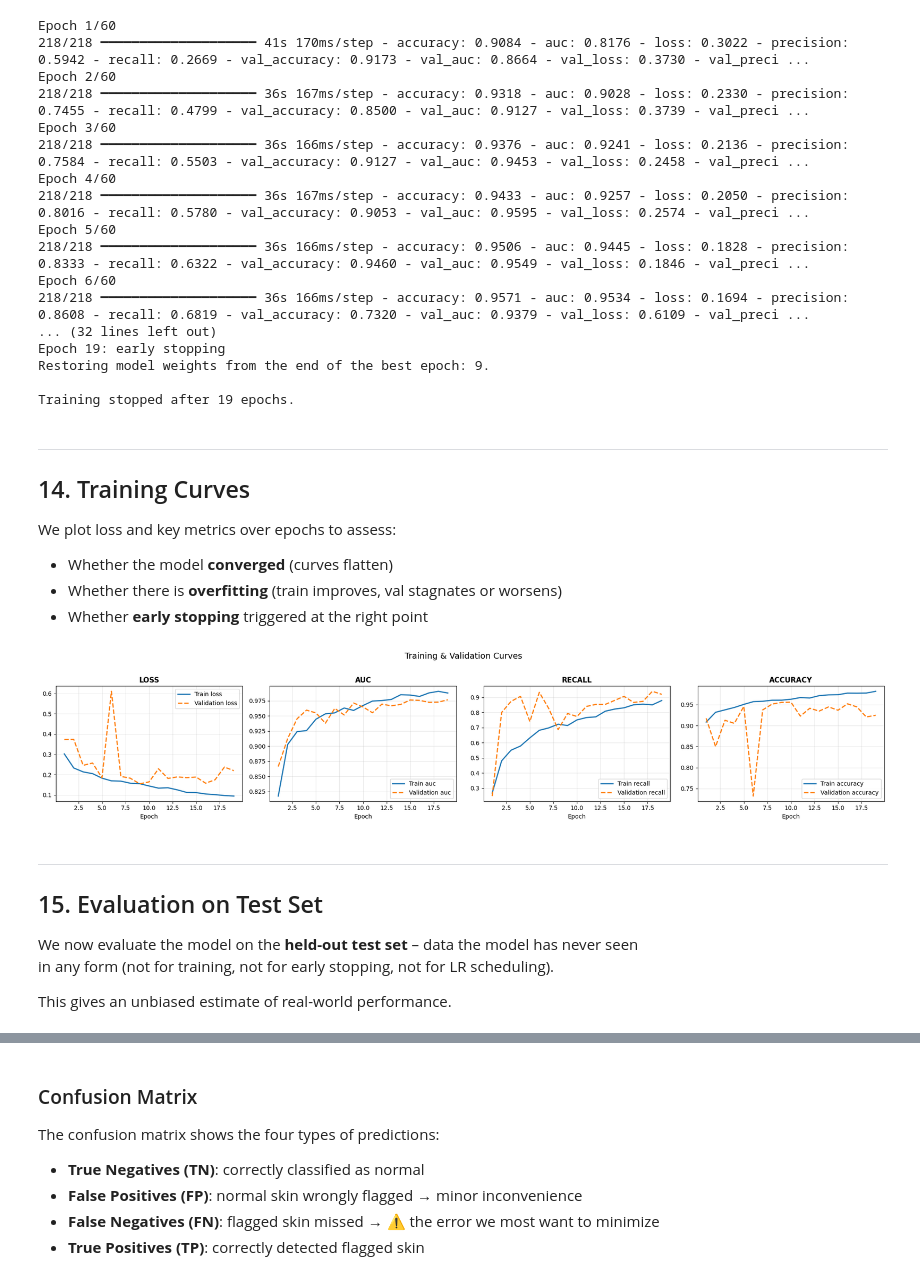
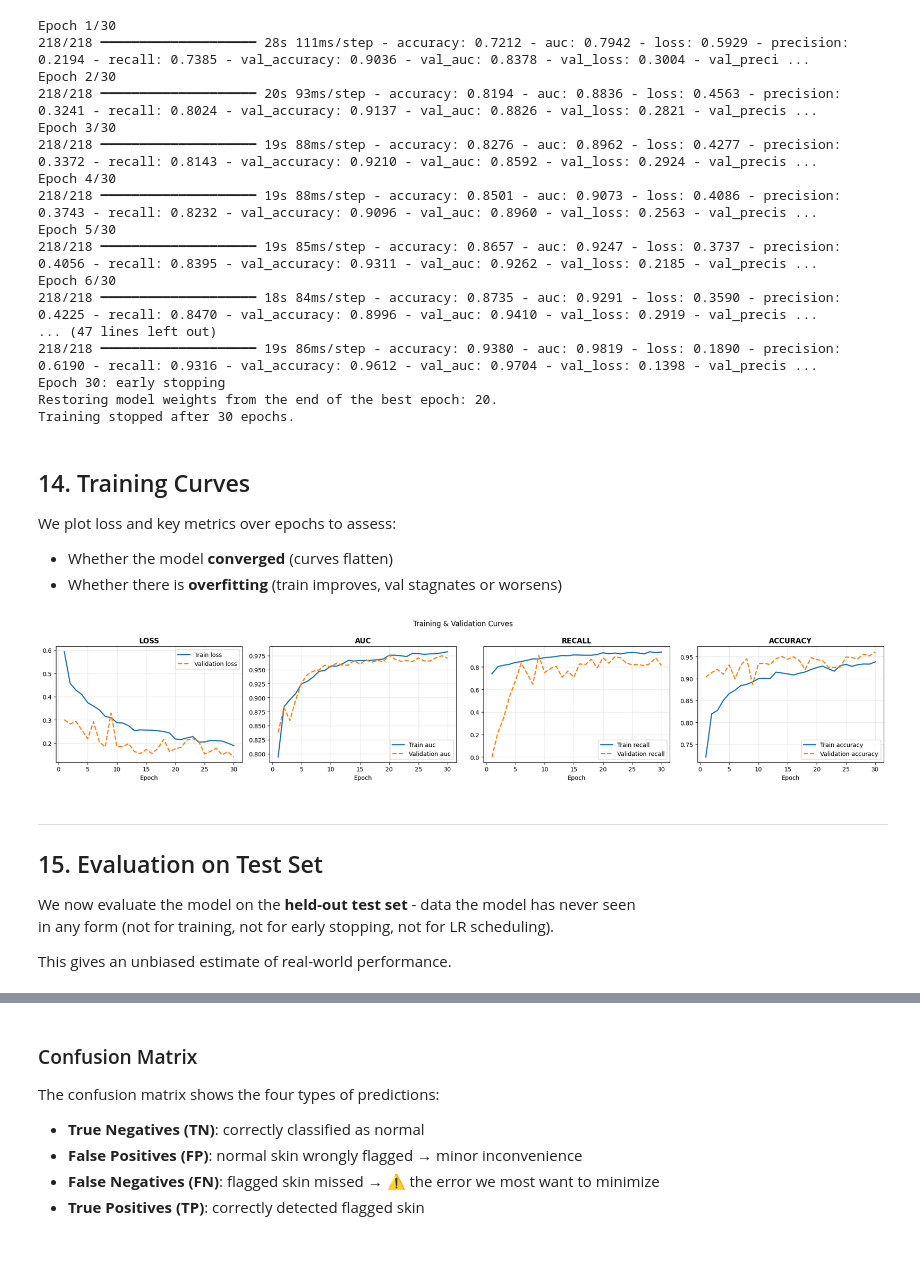
Before and after one commit to tobneu/ML_Project, a Jupyter notebook: 04_Modelling/Modeling.ipynb, the cells around one changed output, grey strips where cells are left out. Drawn from its saved outputs; the diff is of its cells as text; code cells hidden in the pictures; blank space fills up the shorter version.

Commit message:
cleanup-1: modeling
wip

```diff
--- a/04_Modelling/Modeling.ipynb
+++ b/04_Modelling/Modeling.ipynb
@@ -571,26 +407,17 @@ Callbacks are functions that run at the end of each epoch and allow us to contro
 # %%
 callbacks = [
     EarlyStopping(
-        monitor="val_loss",
+        monitor="val_auc",
+        mode="max", # we want to maximize AUC
         patience=PATIENCE,
-        restore_best_weights=True,   # revert to best epoch after stopping
+        restore_best_weights=True, # revert to best epoch after stopping
         verbose=1,
     ),
-    ReduceLROnPlateau(
-        monitor="val_loss",
-        factor=LR_FACTOR,
-        patience=LR_PATIENCE,
-        min_lr=1e-6,
-        verbose=1,
-    ),
-    ModelCheckpoint(
+    ModelCheckpoint( # https://www.tensorflow.org/api_docs/python/tf/keras/callbacks/ModelCheckpoint
         filepath=str(MODEL_PATH),
-        monitor="val_loss",
+        monitor="val_auc",
+        mode="max", # we want to maximize auc
         save_best_only=True,
         verbose=0,
     ),
 ]
-
-print("Callbacks configured:")
-for cb in callbacks:
-    print(f"  - {cb.__class__.__name__}")
@@ -607,71 +428,68 @@ We pass `class_weight` to give the minority class proportionally higher loss.
 Training will stop automatically when the validation loss stops improving (EarlyStopping).
+# %%
+sample_weights = np.where(y_train == 1, class_weights[1], class_weights[0])
+train_dataset = tf.data.Dataset.from_tensor_slices((X_train, y_train, sample_weights))
+train_dataset = train_dataset.shuffle(buffer_size=1024).batch(BATCH_SIZE).prefetch(tf.data.AUTOTUNE)
 # %%
-steps_per_epoch = len(X_train) // BATCH_SIZE
-
 history = model.fit(
-    train_gen,
-    steps_per_epoch=steps_per_epoch,
-    epochs=MAX_EPOCHS,
+    train_dataset,
+    epochs=30,
     validation_data=(X_val, y_val),
-    #class_weight=class_weights,
     callbacks=callbacks,
     verbose=1,
 )
 
-print(f"\nTraining stopped after {len(history.history['loss'])} epochs.")
+print(f"Training stopped after {len(history.history['loss'])} epochs.")
 # %% [output]
-Epoch 1/60
-218/218 ━━━━━━━━━━━━━━━━━━━━ 41s 170ms/step - accuracy: 0.9084 - auc: 0.8176 - loss: 0.3022 - precision: 0.5942 - recall: 0.2669 - val_accuracy: 0.9173 - val_auc: 0.8664 - val_loss: 0.3730 - val_preci ...
-Epoch 2/60
-218/218 ━━━━━━━━━━━━━━━━━━━━ 36s 167ms/step - accuracy: 0.9318 - auc: 0.9028 - loss: 0.2330 - precision: 0.7455 - recall: 0.4799 - val_accuracy: 0.8500 - val_auc: 0.9127 - val_loss: 0.3739 - val_preci ...
-Epoch 3/60
-218/218 ━━━━━━━━━━━━━━━━━━━━ 36s 166ms/step - accuracy: 0.9376 - auc: 0.9241 - loss: 0.2136 - precision: 0.7584 - recall: 0.5503 - val_accuracy: 0.9127 - val_auc: 0.9453 - val_loss: 0.2458 - val_preci ...
-Epoch 4/60
-218/218 ━━━━━━━━━━━━━━━━━━━━ 36s 167ms/step - accuracy: 0.9433 - auc: 0.9257 - loss: 0.2050 - precision: 0.8016 - recall: 0.5780 - val_accuracy: 0.9053 - val_auc: 0.9595 - val_loss: 0.2574 - val_preci ...
-Epoch 5/60
-218/218 ━━━━━━━━━━━━━━━━━━━━ 36s 166ms/step - accuracy: 0.9506 - auc: 0.9445 - loss: 0.1828 - precision: 0.8333 - recall: 0.6322 - val_accuracy: 0.9460 - val_auc: 0.9549 - val_loss: 0.1846 - val_preci ...
-Epoch 6/60
-218/218 ━━━━━━━━━━━━━━━━━━━━ 36s 166ms/step - accuracy: 0.9571 - auc: 0.9534 - loss: 0.1694 - precision: 0.8608 - recall: 0.6819 - val_accuracy: 0.7320 - val_auc: 0.9379 - val_loss: 0.6109 - val_preci ...
-... (32 lines left out)
-Epoch 19: early stopping
-Restoring model weights from the end of the best epoch: 9.
-
-Training stopped after 19 epochs.
+Epoch 1/30
+218/218 ━━━━━━━━━━━━━━━━━━━━ 28s 111ms/step - accuracy: 0.7212 - auc: 0.7942 - loss: 0.5929 - precision: 0.2194 - recall: 0.7385 - val_accuracy: 0.9036 - val_auc: 0.8378 - val_loss: 0.3004 - val_preci ...
+Epoch 2/30
+218/218 ━━━━━━━━━━━━━━━━━━━━ 20s 93ms/step - accuracy: 0.8194 - auc: 0.8836 - loss: 0.4563 - precision: 0.3241 - recall: 0.8024 - val_accuracy: 0.9137 - val_auc: 0.8826 - val_loss: 0.2821 - val_precis ...
+Epoch 3/30
+218/218 ━━━━━━━━━━━━━━━━━━━━ 19s 88ms/step - accuracy: 0.8276 - auc: 0.8962 - loss: 0.4277 - precision: 0.3372 - recall: 0.8143 - val_accuracy: 0.9210 - val_auc: 0.8592 - val_loss: 0.2924 - val_precis ...
+Epoch 4/30
+218/218 ━━━━━━━━━━━━━━━━━━━━ 19s 88ms/step - accuracy: 0.8501 - auc: 0.9073 - loss: 0.4086 - precision: 0.3743 - recall: 0.8232 - val_accuracy: 0.9096 - val_auc: 0.8960 - val_loss: 0.2563 - val_precis ...
+Epoch 5/30
+218/218 ━━━━━━━━━━━━━━━━━━━━ 19s 85ms/step - accuracy: 0.8657 - auc: 0.9247 - loss: 0.3737 - precision: 0.4056 - recall: 0.8395 - val_accuracy: 0.9311 - val_auc: 0.9262 - val_loss: 0.2185 - val_precis ...
+Epoch 6/30
+218/218 ━━━━━━━━━━━━━━━━━━━━ 18s 84ms/step - accuracy: 0.8735 - auc: 0.9291 - loss: 0.3590 - precision: 0.4225 - recall: 0.8470 - val_accuracy: 0.8996 - val_auc: 0.9410 - val_loss: 0.2919 - val_precis ...
+... (47 lines left out)
+218/218 ━━━━━━━━━━━━━━━━━━━━ 19s 86ms/step - accuracy: 0.9380 - auc: 0.9819 - loss: 0.1890 - precision: 0.6190 - recall: 0.9316 - val_accuracy: 0.9612 - val_auc: 0.9704 - val_loss: 0.1398 - val_precis ...
+Epoch 30: early stopping
+Restoring model weights from the end of the best epoch: 20.
+Training stopped after 30 epochs.
 # %% [markdown]
----
 ## 14. Training Curves
 
 We plot loss and key metrics over epochs to assess:
 - Whether the model **converged** (curves flatten)
 - Whether there is **overfitting** (train improves, val stagnates or worsens)
-- Whether **early stopping** triggered at the right point
 # %%
 def plot_history(history, metrics=("loss", "auc", "recall", "accuracy")):
-    """Plot training and validation curves for the given metrics."""
     n = len(metrics)
     fig, axes = plt.subplots(1, n, figsize=(5 * n, 4))
     epochs = range(1, len(history.history["loss"]) + 1)
 
     for ax, metric in zip(axes, metrics):
-        ax.plot(epochs, history.history[metric],          label=f"Train {metric}",      linewidth=2)
+        ax.plot(epochs, history.history[metric], label=f"Train {metric}", linewidth=2)
         ax.plot(epochs, history.history[f"val_{metric}"], label=f"Validation {metric}", linewidth=2, linestyle="--")
         ax.set_title(metric.upper(), fontsize=12, fontweight="bold")
         ax.set_xlabel("Epoch")
         ax.legend()
         ax.grid(True, alpha=0.3)
 
-    plt.suptitle("Training & Validation Curves", fontsize=14, y=1.02)
+    plt.suptitle("Training & Validation Curves")
     plt.tight_layout()
     plt.show()
 
 plot_history(history)
 # %% [output]
-[figure, old version]
+[figure, new version]
 # %% [markdown]
 ---
 ## 15. Evaluation on Test Set
 
-We now evaluate the model on the **held-out test set** – data the model has never seen
+We now evaluate the model on the **held-out test set** - data the model has never seen
 in any form (not for training, not for early stopping, not for LR scheduling).
 
 This gives an unbiased estimate of real-world performance.
```
Also changed, not shown: parts of 41 cells of this notebook, 1 other file.
